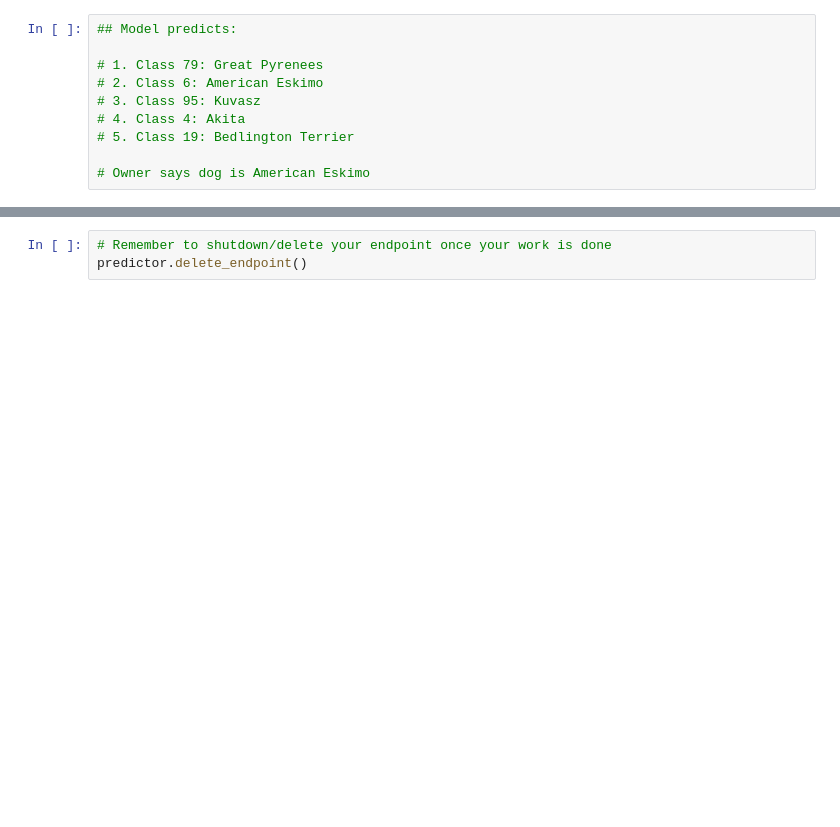
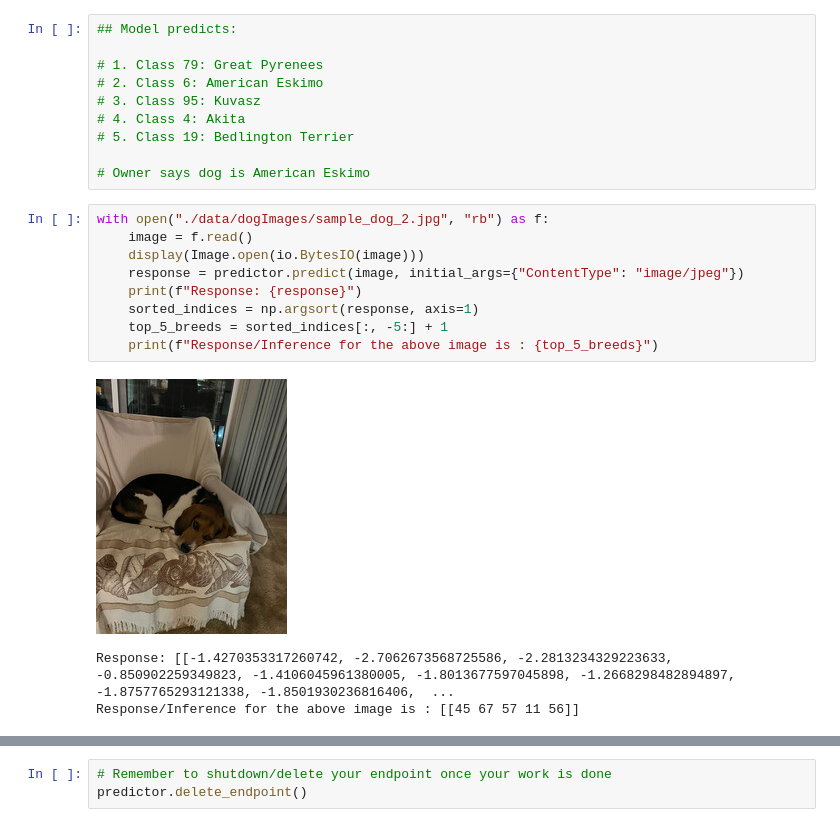
Before and after one commit to djarrin/dog-breed-classifier, a Jupyter notebook: train_and_deploy.ipynb, the cells around one changed output, grey strips where cells are left out. Cells and saved outputs as stored; diff of their text form; blank space fills up the shorter version.

```diff
--- a/train_and_deploy.ipynb
+++ b/train_and_deploy.ipynb
@@ -477,3 +477,16 @@ Response/Inference for the above image is : [[19  4 95  6 79]]
 # 5. Class 19: Bedlington Terrier
 
 # Owner says dog is American Eskimo
+# %%
+with open("./data/dogImages/sample_dog_2.jpg", "rb") as f:
+    image = f.read()
+    display(Image.open(io.BytesIO(image)))
+    response = predictor.predict(image, initial_args={"ContentType": "image/jpeg"})
+    print(f"Response: {response}")
+    sorted_indices = np.argsort(response, axis=1)
+    top_5_breeds = sorted_indices[:, -5:] + 1
+    print(f"Response/Inference for the above image is : {top_5_breeds}")
+# %% [output]
+[figure, added]
+Response: [[-1.4270353317260742, -2.7062673568725586, -2.2813234329223633, -0.850902259349823, -1.4106045961380005, -1.8013677597045898, -1.2668298482894897, -1.8757765293121338, -1.8501930236816406,  ...
+Response/Inference for the above image is : [[45 67 57 11 56]]
```
Also changed, not shown: parts of 8 cells of this notebook.
